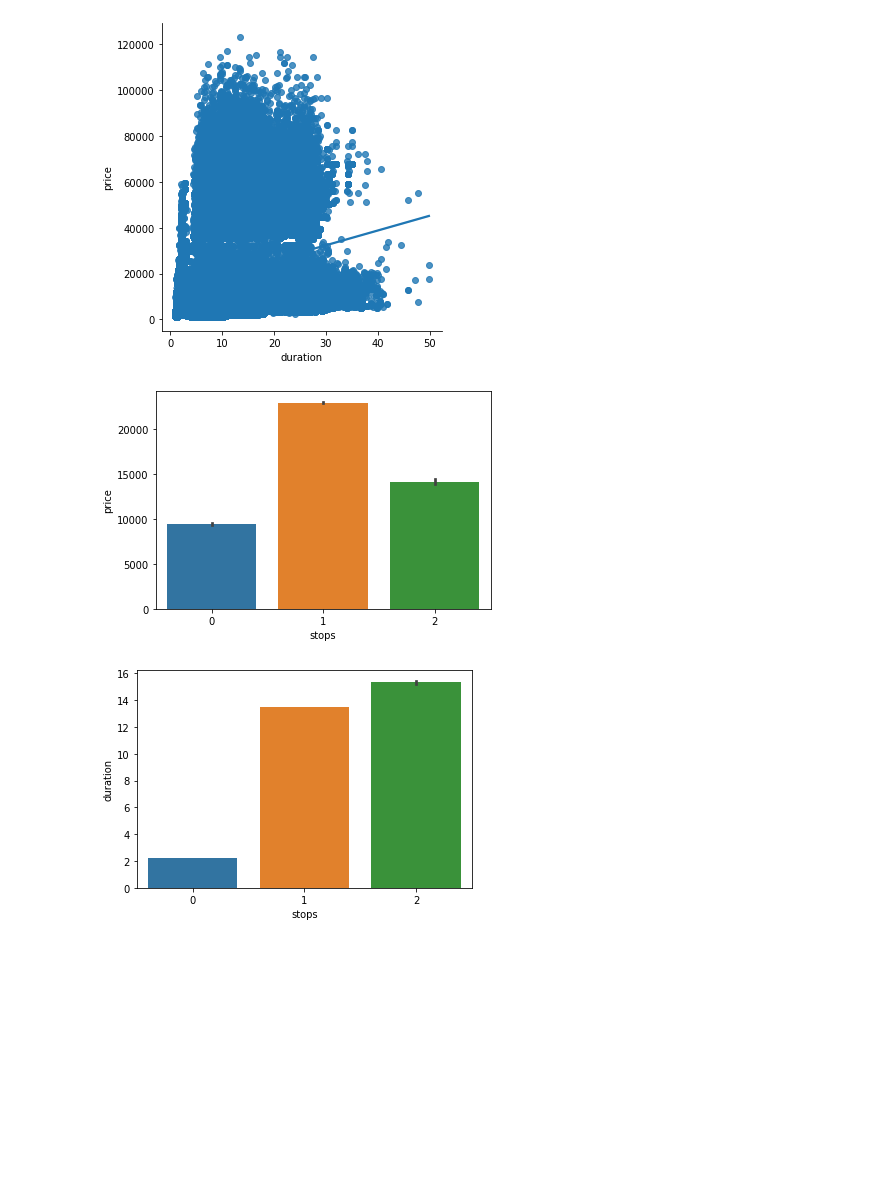
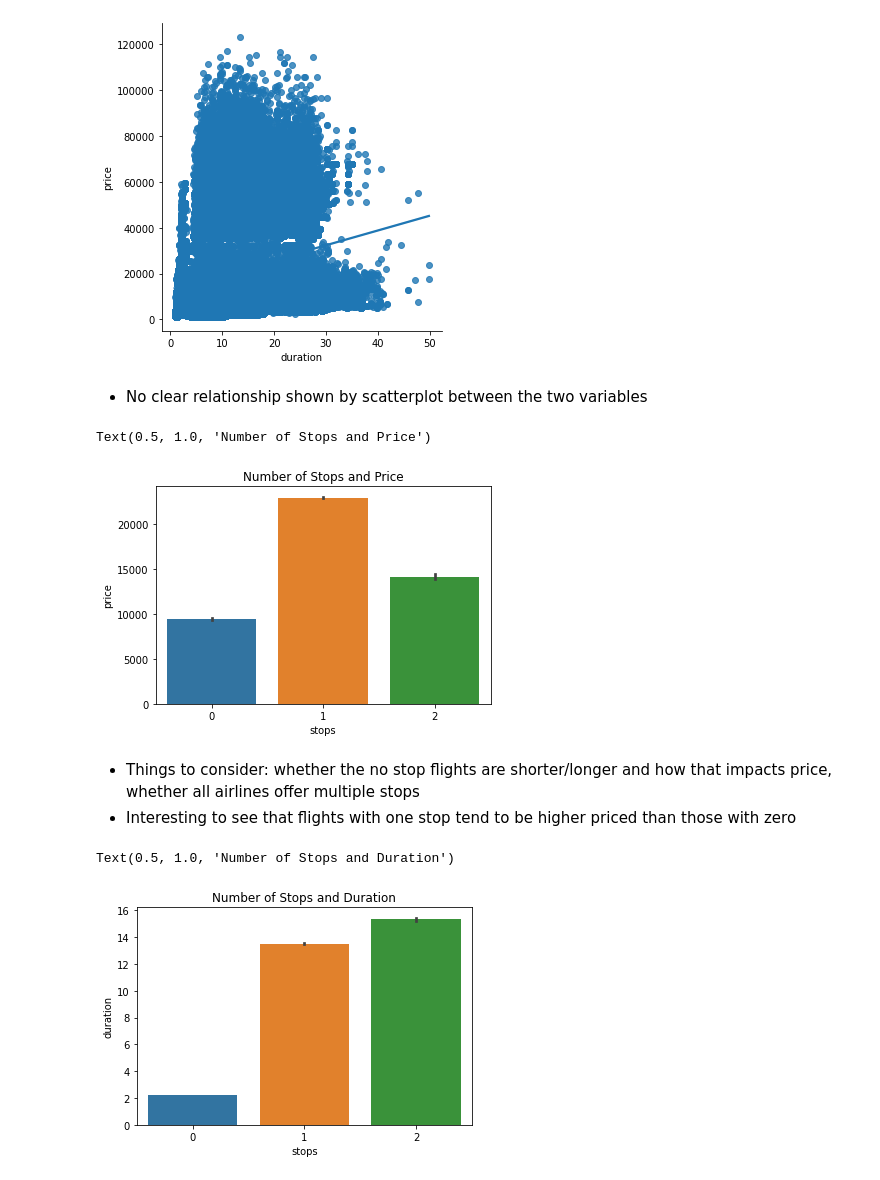
Before and after one commit to COGS118A/Group024-Sp22, a Jupyter notebook: 118A_1_DataCleaning_PrelimEDA.ipynb, the cells around one changed output. Cells and saved outputs as stored; diff of their text form; code cells hidden in the pictures; blank space fills up the shorter version.

```diff
--- a/118A_1_DataCleaning_PrelimEDA.ipynb
+++ b/118A_1_DataCleaning_PrelimEDA.ipynb
@@ -280,11 +309,20 @@ sns.lmplot(x="duration", y="price", data=main_dataset)
 # %% [output]
 <seaborn.axisgrid.FacetGrid at 0x...>
 [figure]
+# %% [markdown]
+- No clear relationship shown by scatterplot between the two variables
 # %%
-ax4 = sns.barplot(x = 'stops', y = 'price', data = main_dataset)
+ax6 = sns.barplot(x = 'stops', y = 'price', data = main_dataset)
+ax6.set_title('Number of Stops and Price')
 # %% [output]
+Text(0.5, 1.0, 'Number of Stops and Price')
-[figure, old version]
+[figure, new version]
+# %% [markdown]
+- Things to consider: whether the no stop flights are shorter/longer and how that impacts price, whether all airlines offer multiple stops
+- Interesting to see that flights with one stop tend to be higher priced than those with zero
 # %%
-ax5 = sns.barplot(x = 'stops', y = 'duration', data = main_dataset)
+ax7 = sns.barplot(x = 'stops', y = 'duration', data = main_dataset)
+ax7.set_title('Number of Stops and Duration')
 # %% [output]
+Text(0.5, 1.0, 'Number of Stops and Duration')
-[figure, old version]
+[figure, new version]
```
Also changed, not shown: parts of 18 cells of this notebook.
